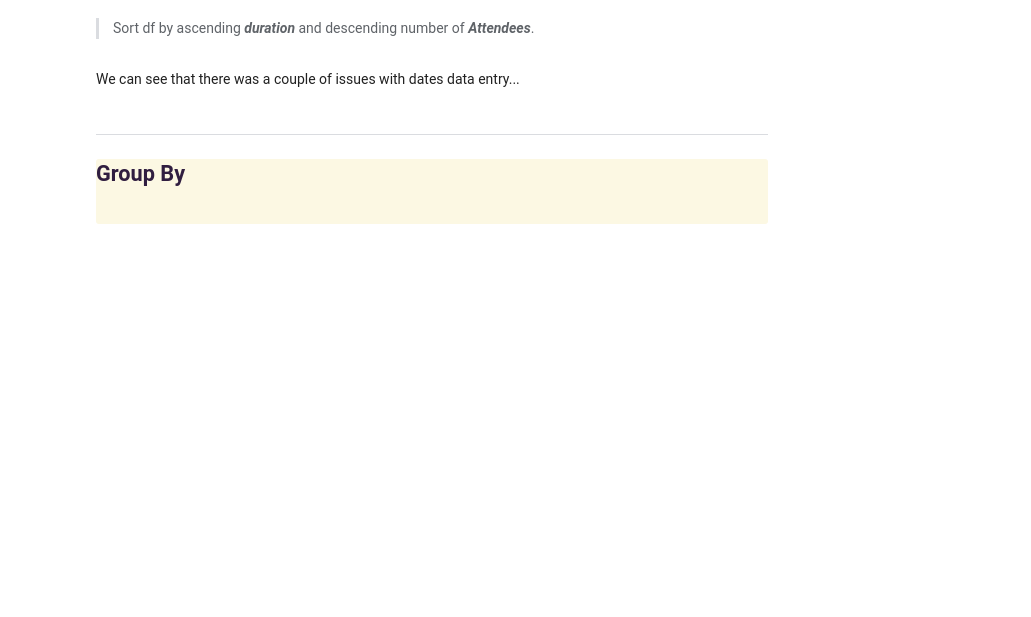
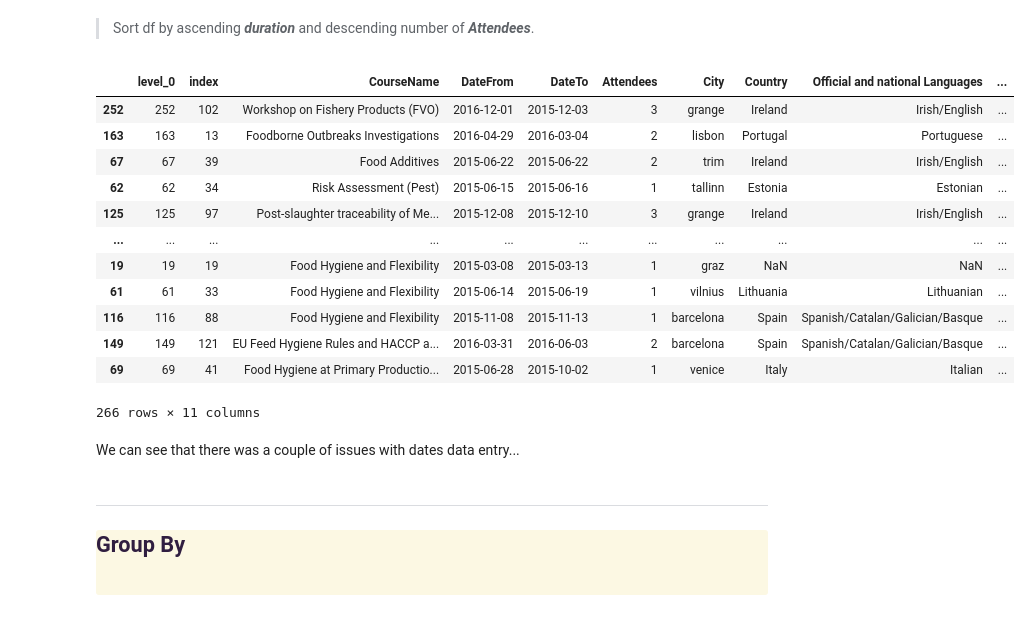
Before and after one commit to biljana-zobenica/beginners-data-workshop, a Jupyter notebook: notebooks/5. More Pandas.ipynb, the cells around one changed output. Drawn from its saved outputs; the diff is of its cells as text; code cells hidden in the pictures; blank space fills up the shorter version.

```diff
--- a/notebooks/5. More Pandas.ipynb
+++ b/notebooks/5. More Pandas.ipynb
@@ -755,6 +771,22 @@ Sorting values
 # %load ../solutions/05_44.py
 # %% [markdown]
 >Sort df by ascending ***duration*** and descending number of ***Attendees***.
+# %%
+df1.sort_values(by=['Duration','Attendees'], ascending=[True,False])
+# %% [output]
+|  | level_0 | index | CourseName | DateFrom | DateTo | Attendees | City | Country | Official and national Languages | ... |
+| 252 | 252 | 102 | Workshop on Fishery Products (FVO) | 2016-12-01 | 2015-12-03 | 3 | grange | Ireland | Irish/English | ... |
+| 163 | 163 | 13 | Foodborne Outbreaks Investigations | 2016-04-29 | 2016-03-04 | 2 | lisbon | Portugal | Portuguese | ... |
+| 67 | 67 | 39 | Food Additives | 2015-06-22 | 2015-06-22 | 2 | trim | Ireland | Irish/English | ... |
+| 62 | 62 | 34 | Risk Assessment (Pest) | 2015-06-15 | 2015-06-16 | 1 | tallinn | Estonia | Estonian | ... |
+| 125 | 125 | 97 | Post-slaughter traceability of Me... | 2015-12-08 | 2015-12-10 | 3 | grange | Ireland | Irish/English | ... |
+| ... | ... | ... | ... | ... | ... | ... | ... | ... | ... | ... |
+| 19 | 19 | 19 | Food Hygiene and Flexibility | 2015-03-08 | 2015-03-13 | 1 | graz | NaN | NaN | ... |
+| 61 | 61 | 33 | Food Hygiene and Flexibility | 2015-06-14 | 2015-06-19 | 1 | vilnius | Lithuania | Lithuanian | ... |
+| 116 | 116 | 88 | Food Hygiene and Flexibility | 2015-11-08 | 2015-11-13 | 1 | barcelona | Spain | Spanish/Catalan/Galician/Basque | ... |
+| 149 | 149 | 121 | EU Feed Hygiene Rules and HACCP a... | 2016-03-31 | 2016-06-03 | 2 | barcelona | Spain | Spanish/Catalan/Galician/Basque | ... |
+| 69 | 69 | 41 | Food Hygiene at Primary Productio... | 2015-06-28 | 2015-10-02 | 1 | venice | Italy | Italian | ... |
+266 rows × 11 columns
 # %%
 # %load ../solutions/05_45.py
 # %% [markdown]
```
Also changed, not shown: parts of 1 cell of this notebook.
